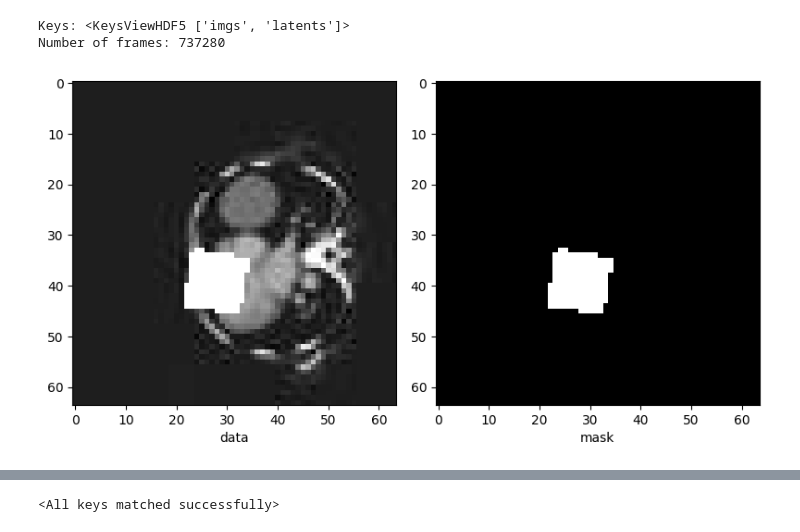
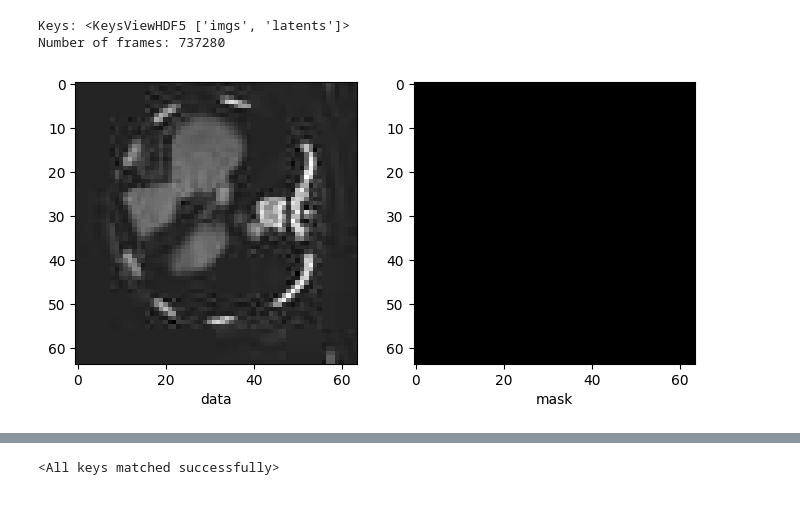
Before and after one commit to Retronomia/CS-274E-Brain-Segmentation, a Jupyter notebook: autoencoder.ipynb, the cells around one changed output, grey strips where cells are left out. Drawn from its saved outputs; the diff is of its cells as text; code cells hidden in the pictures; blank space fills up the shorter version.

```diff
--- a/autoencoder.ipynb
+++ b/autoencoder.ipynb
@@ -144,6 +171,7 @@ with h5py.File(filename, "r") as f:
 num_key_frames = len(mask_imgs)
 print(f"Number of frames: {num_key_frames}")
 mask_indices = np.arange(num_key_frames)
+intensity_indices = [random.uniform(0,1) for i in range(data_len)]
 np.random.shuffle(mask_indices)
 # %% [output]
 Keys: <KeysViewHDF5 ['imgs', 'latents']>
@@ -153,12 +181,7 @@ class MedNISTDataset(torch.utils.data.Dataset):
     def __init__(self, image_files, hasMask):
         self.image_files = image_files
         self.hasMask = hasMask
-        self.nomask_transforms = Compose([
-        LoadImage(image_only=True),
-        EnsureChannelFirst(),
-        ScaleIntensity(),
-            ]
-        )
+
         self.nomask_transforms = Compose([
                 LoadImage(image_only=True),
                 EnsureChannelFirst(),
@@ -177,7 +200,7 @@ class MedNISTDataset(torch.utils.data.Dataset):
         return len(self.image_files)
 
     def __getitem__(self, index):
-        orig_image = self.nomask_transforms(self.image_files[index])
+        orig_image = self.nomask_transforms(self.image_files[index][0])
         if self.hasMask:
             realmask = Compose([
                 LoadImage(image_only=True),
@@ -186,11 +209,15 @@ class MedNISTDataset(torch.utils.data.Dataset):
                 EnsureChannelFirst()
                 ]
             )
-            mask = realmask(self.image_files[index])
-            orig_image = orig_image + mask
+            if self.image_files[index][1]==1:
+                mask = realmask(self.image_files[index][0])
+                orig_image[[mask.astype(bool)]]=intensity_indices[index]
+            else:
+                mask = self.fakemask(self.image_files[index][0])
+            #orig_image = orig_image + mask
         else:
-            mask = self.fakemask(self.image_files[index])
-        return orig_image,mask
+            mask = self.fakemask(self.image_files[index][0])
+        return orig_image,mask,self.image_files[index][2]
 
 
 train_ds = MedNISTDataset(train_x, False)
@@ -204,17 +231,15 @@ test_loader = DataLoader(test_ds, batch_size=256)
 # %%
 plt.subplots(1,3, figsize=(8, 8))
 
 plt.subplot(1,2,1)
 plt.xlabel(f"data")
-plt.imshow(val_ds[3][0][0,:,:], cmap="gray", vmin=0, vmax=1)
-plt.tight_layout()
+plt.imshow(val_ds[701][0][0,:,:], cmap="gray", vmin=0, vmax=1)
 
 plt.subplot(1,2,2)
 plt.xlabel(f"mask")
-plt.imshow(val_ds[3][1][0,:,:], cmap="gray", vmin=0, vmax=1)
-plt.tight_layout()
+plt.imshow(val_ds[701][1][0,:,:], cmap="gray", vmin=0, vmax=1)
 plt.show()
 # %% [output]
-[figure, old version]
+[figure, new version]
 # %%
 
```
Also changed, not shown: parts of 10 cells of this notebook, 17 other files.
